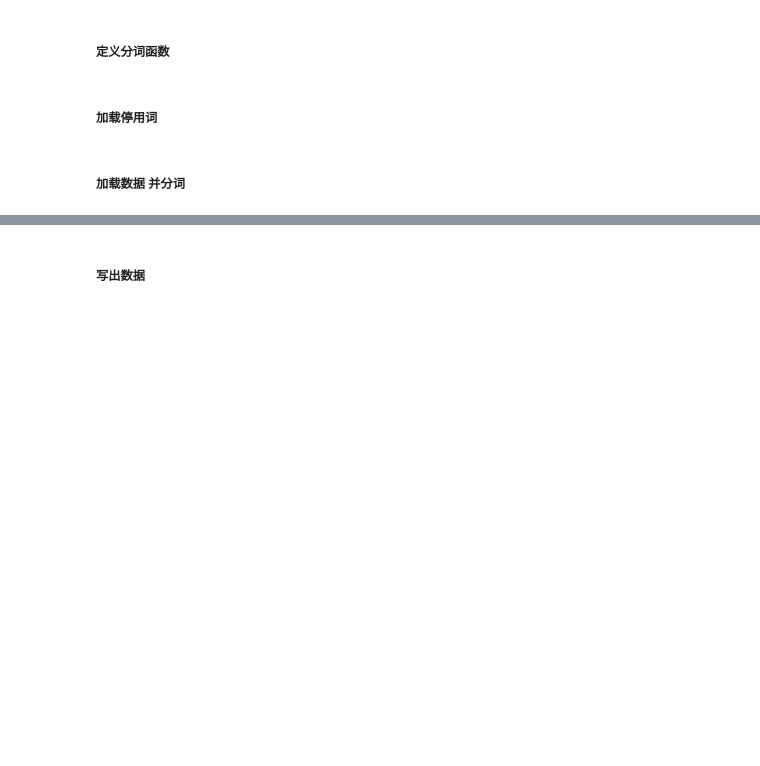
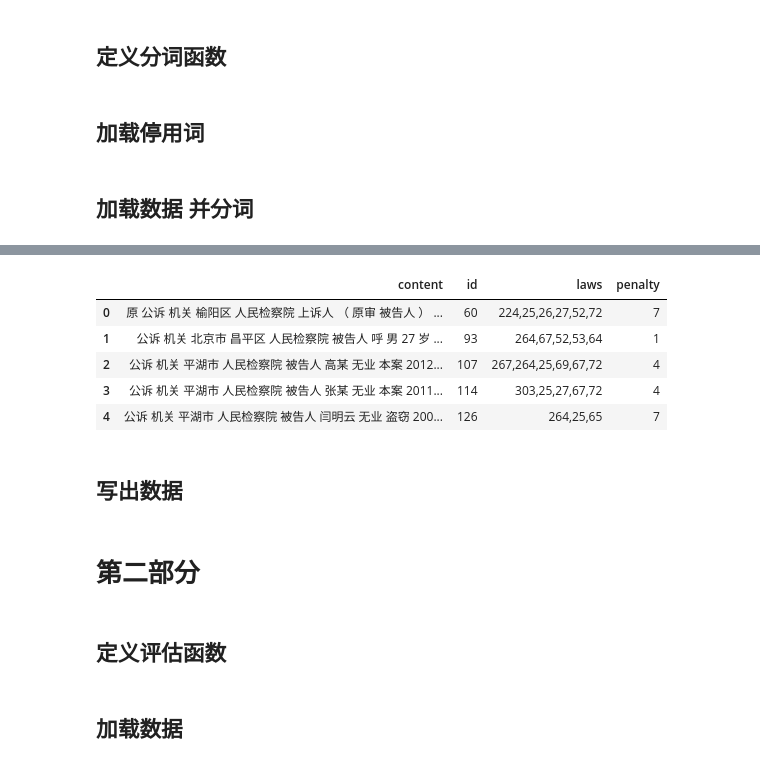
Before and after one commit to cuijiekun/AIjudge, a Jupyter notebook: src/ai_judge.ipynb, the cells around one changed output, grey strips where cells are left out. Saved outputs shown, nothing was run; the diff lists cells and outputs as text; code cells hidden in the pictures; blank space fills up the shorter version.

```diff
--- a/src/ai_judge.ipynb
+++ b/src/ai_judge.ipynb
@@ -9,10 +11,11 @@ import re
 import param
 import util
 # %% [markdown]
-##### 定义分词函数
+## 定义分词函数
 # %%
+pattern = re.compile('[&]\w*[;]')
 def split_word(text, stopwords):
-    word_list = jieba.cut(text)
+    word_list = jieba.cut(re.sub(pattern,'', text))
     start = True
     result = ''
     for word in word_list:
@@ -23,21 +26,20 @@ def split_word(text, stopwords):
                 start = False
             else:
                 result += ' ' + word
-    return result.encode('utf-8')
+    return result
 # %% [markdown]
-##### 加载停用词
+## 加载停用词
 # %%
 stopwords = {}
-for line in codecs.open(param.data_path+'/input/stop.txt', 'r', 'utf-8'):
+for line in codecs.open(param.data_path+'/input/stop.txt', encoding='utf-8'):
     stopwords[line.rstrip()] = 1
 # %% [markdown]
-##### 加载数据 并分词
+## 加载数据 并分词
 # %%
 df_tr = []
-for i, line in enumerate(open(param.data_path+'/input/train.txt', 'r')):
+for i, line in enumerate(open(param.data_path+'/input/train.txt', encoding='utf-8')):
     if i % 1000 == 1:
         util.log('train data: iter = %d' % i)
-#     line = line.replace(regex="[&]\w*[;]", value="")
     line = re.sub(re.compile('[&]\w*[;]'),'', line)
     segs = line.split('\t')
     if i ==1:
@@ -48,14 +50,14 @@ for i, line in enumerate(open(param.data_path+'/input/train.txt', 'r')):
     row['penalty'] = segs[2]
     row['laws'] = segs[3].strip()
     df_tr.append(row)
-    if i == 5000: # 测试用
-        break
+#     if i == 1000: # 调试用
+#         break
 
 df_tr = pd.DataFrame(df_tr)
 
 
 df_te = []
-for i, line in enumerate(open(param.data_path+'/input/test.txt', 'r')):
+for i, line in enumerate(open(param.data_path+'/input/test.txt', encoding='utf-8')):
     if i % 1000 == 1:
         util.log('test data: iter = %d ' % i)
     segs = line.split('\t')
@@ -63,13 +65,13 @@ for i, line in enumerate(open(param.data_path+'/input/test.txt', 'r')):
     row['id'] = segs[0]
     row['content'] = split_word(segs[1].strip(), stopwords)
     df_te.append(row)
-    if i == 5000: # 测试用
-        break
+#     if i == 2000: # 调试用
+#         break
 
 df_te = pd.DataFrame(df_te)
 
-print(df_tr.shape)
-print(df_tr.shape)
+print('train data shape: ', df_tr.shape)
+print('test data shape: ', df_te.shape)
 print(df_tr.info())
 df_tr.head()
 # %% [output]
@@ -77,5 +95,13 @@ UnicodeDecodeError: 'gbk' codec can't decode byte 0xa6 in position 19: illegal m
+|  | content | id | laws | penalty |
+| 0 | 原 公诉 机关 榆阳区 人民检察院 上诉人 （ 原审 被告人 ） ... | 60 | 224,25,26,27,52,72 | 7 |
+| 1 | 公诉 机关 北京市 昌平区 人民检察院 被告人 呼 男 27 岁 ... | 93 | 264,67,52,53,64 | 1 |
+| 2 | 公诉 机关 平湖市 人民检察院 被告人 高某 无业 本案 2012... | 107 | 267,264,25,69,67,72 | 4 |
+| 3 | 公诉 机关 平湖市 人民检察院 被告人 张某 无业 本案 2011... | 114 | 303,25,27,67,72 | 4 |
+| 4 | 公诉 机关 平湖市 人民检察院 被告人 闫明云 无业 盗窃 200... | 126 | 264,25,65 | 7 |
 # %% [markdown]
-##### 写出数据
+## 写出数据
 # %%
 df_all = pd.concat([df_tr, df_te]).fillna(0)
 df_all.to_csv(param.data_path+'/output/corpus/all_data.csv', index=None)
+# %% [markdown]
+# 第二部分
@@ -81,0 +120,2 @@ df_all.to_csv(param.data_path+'/output/corpus/all_data.csv', index=None)
+# %% [markdown]
+## 定义评估函数
@@ -81,0 +131,2 @@ df_all.to_csv(param.data_path+'/output/corpus/all_data.csv', index=None)
+# %% [markdown]
+## 加载数据
```
Also changed, not shown: parts of 24 cells of this notebook, 1 other file.
